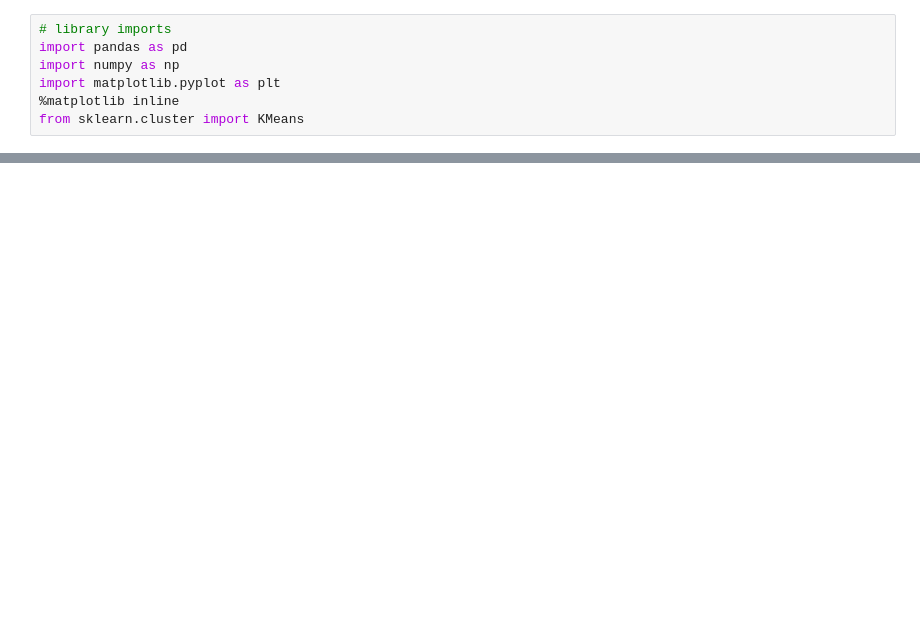
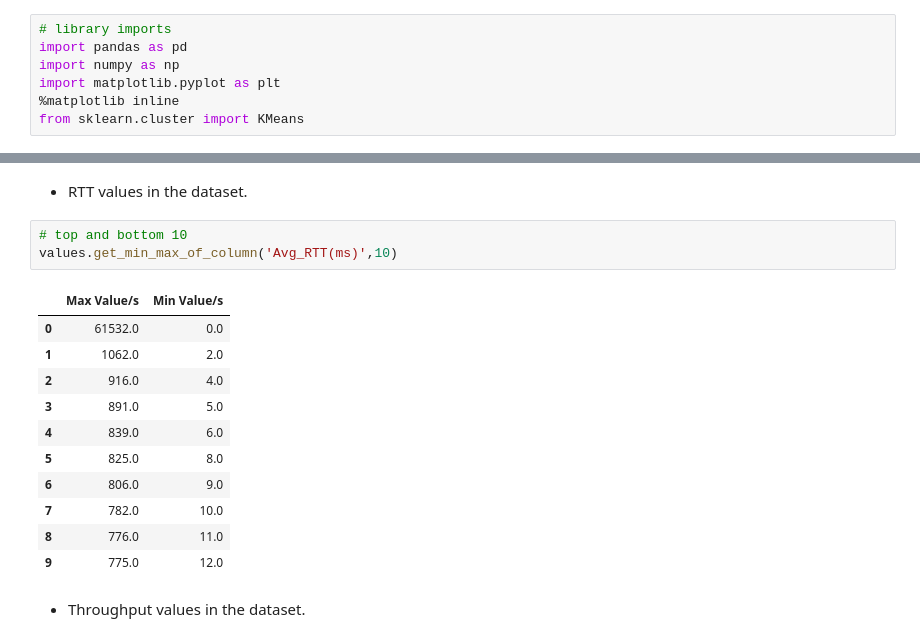
Before and after one commit to khaiyra/TellCo-Analysis, a Jupyter notebook: notebooks/Experience-Analytics.ipynb, the cells around one changed output, grey strips where cells are left out. Saved outputs shown, nothing was run; the diff lists cells and outputs as text; blank space fills up the shorter version.

```diff
--- a/notebooks/Experience-Analytics.ipynb
+++ b/notebooks/Experience-Analytics.ipynb
@@ -50,0 +168,19 @@ def standardize_column(self, column: str) -> pd.DataFrame:
+# %% [markdown]
+* RTT values in the dataset.
+# %%
+# top and bottom 10
+values.get_min_max_of_column('Avg_RTT(ms)',10)
+# %% [output]
+|  | Max Value/s | Min Value/s |
+| 0 | 61532.0 | 0.0 |
+| 1 | 1062.0 | 2.0 |
+| 2 | 916.0 | 4.0 |
+| 3 | 891.0 | 5.0 |
+| 4 | 839.0 | 6.0 |
+| 5 | 825.0 | 8.0 |
+| 6 | 806.0 | 9.0 |
+| 7 | 782.0 | 10.0 |
+| 8 | 776.0 | 11.0 |
+| 9 | 775.0 | 12.0 |
+# %% [markdown]
+* Throughput values in the dataset.
```
Also changed, not shown: parts of 34 cells of this notebook.
